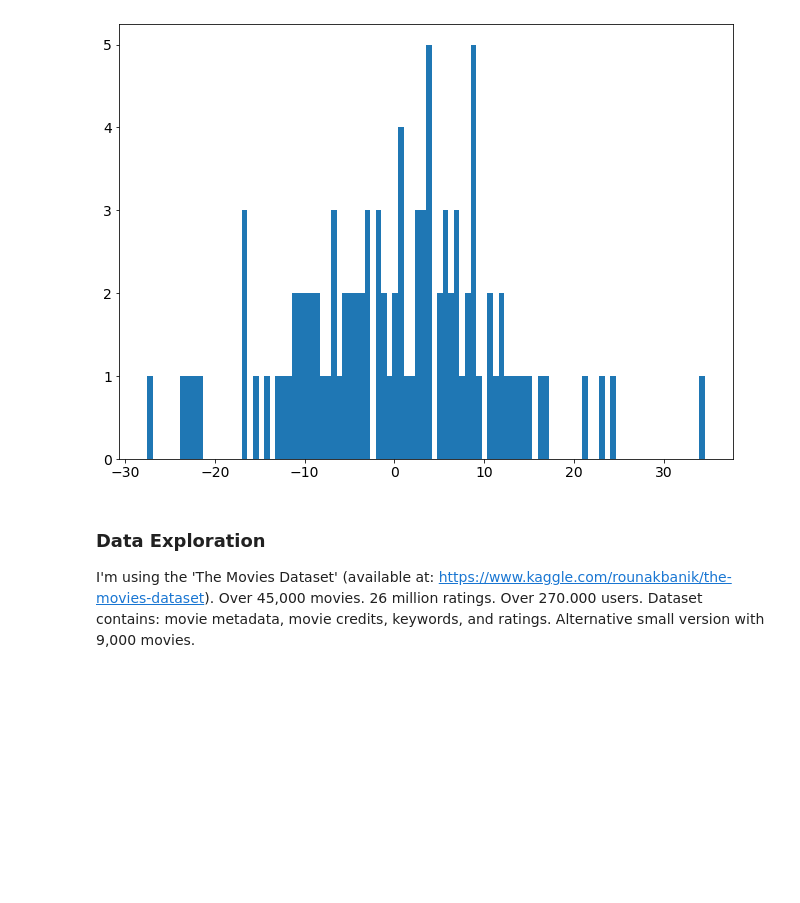
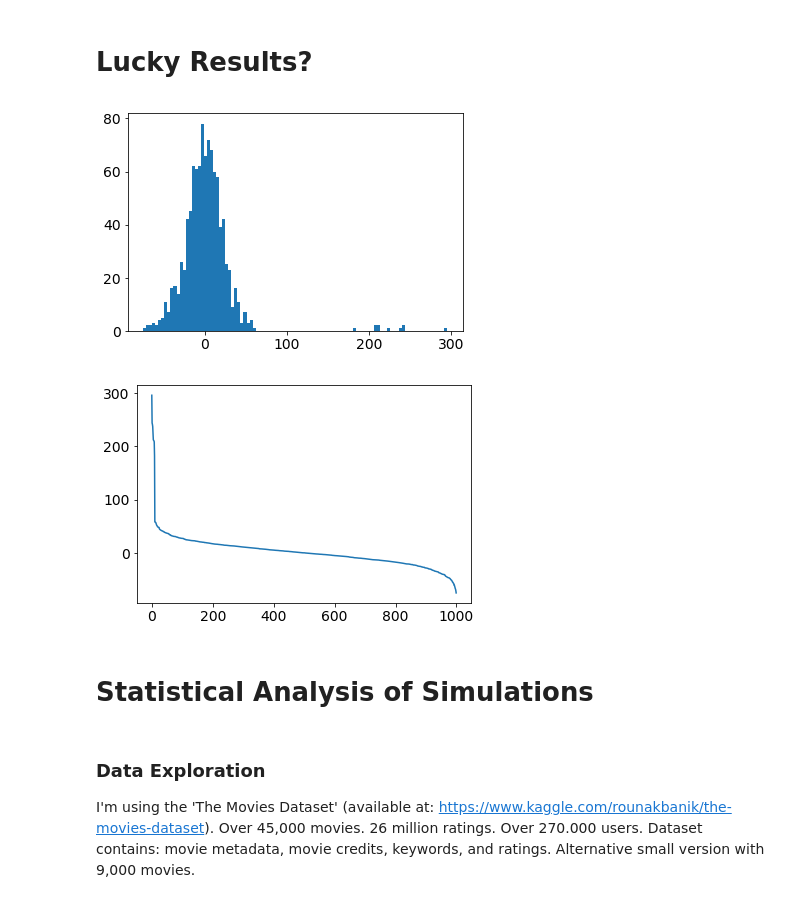
Before and after one commit to Andrelhu/Diversity-on-RecSys, a Jupyter notebook: Basic Model and Data Analysis.ipynb, the cells around one changed output. Saved outputs shown, nothing was run; the diff lists cells and outputs as text; code cells hidden in the pictures; blank space fills up the shorter version.

```diff
--- a/Basic Model and Data Analysis.ipynb
+++ b/Basic Model and Data Analysis.ipynb
@@ -95,9 +151,14 @@ NameError: name 'M' is not defined
 # %%
 t0 = time.clock()
-M = market(100,100)
+M = market(4000,800,top10=False)
 t1 = time.clock()
-for i in range(100):
+for i in range(50):
     M.step()
+    if i > 10:
+        M.P_df = M.P_df.sort_values(by='rating',ascending=False)
+        M.top10 = list(M.P_df.id)[:10]
+        if M.topallow == True:
+            print('Top 10 ids: '+str(M.top10))
 t2 = time.clock()
 print('Initialization: '+str(t1-t0)+' secs. Total: '+str(t2-t1)+' secs.')
 # %% [output]
@@ -111,8 +343,17 @@ M.P_df.head()
+# %% [markdown]
+# Lucky Results?
 # %%
 plt.hist(list(M.P_df.rating),bins=100)
 plt.show()
+ratings = list(M.P_df.rating)[:]
+ratings.sort(reverse=True)
+plt.plot(ratings)
+plt.show()
 # %% [output]
-[figure, old version]
+[figure, new version]
+[figure, added]
+# %% [markdown]
+# Statistical Analysis of Simulations
 # %% [markdown]
 ### Data Exploration
 
```
Also changed, not shown: parts of 30 cells of this notebook, 5 other files.
